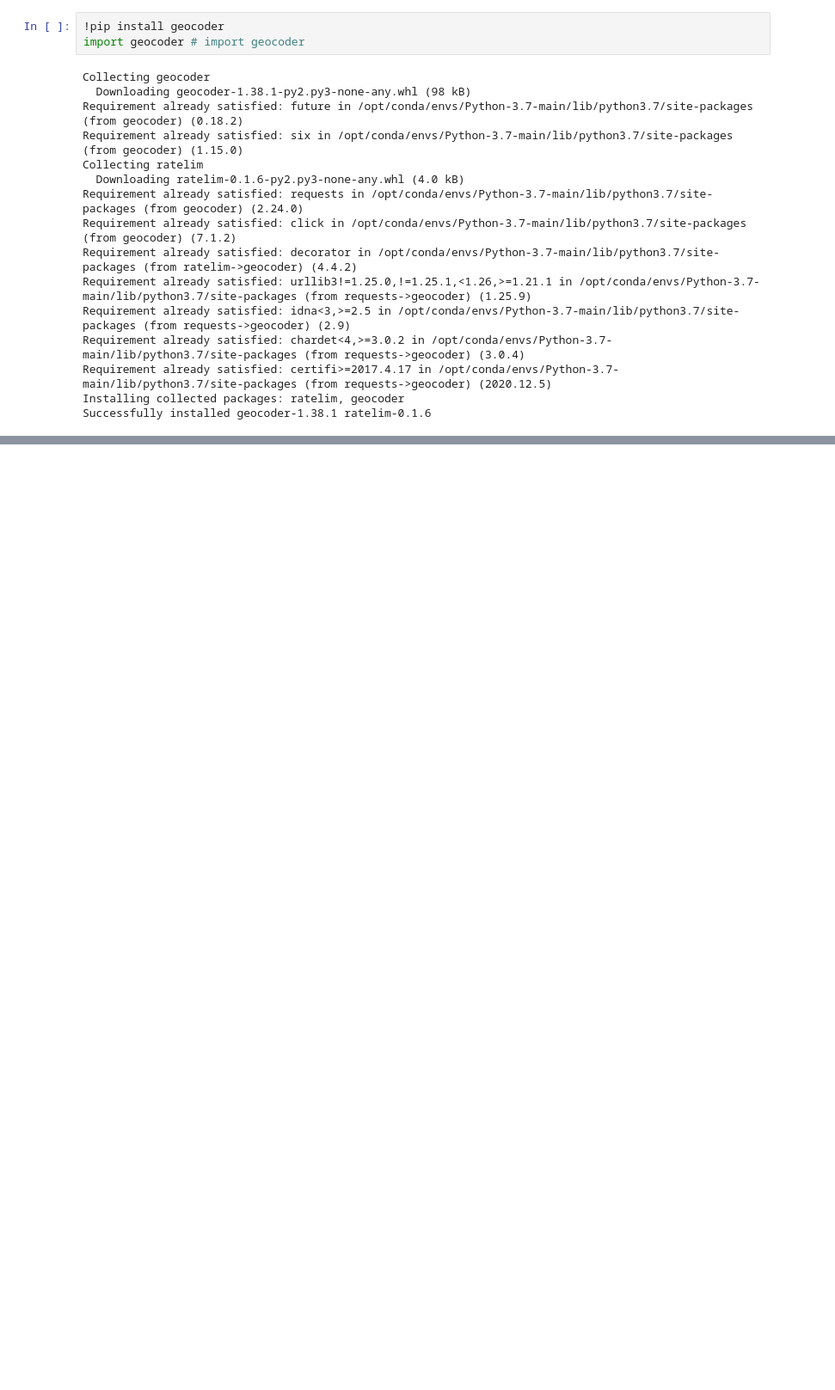
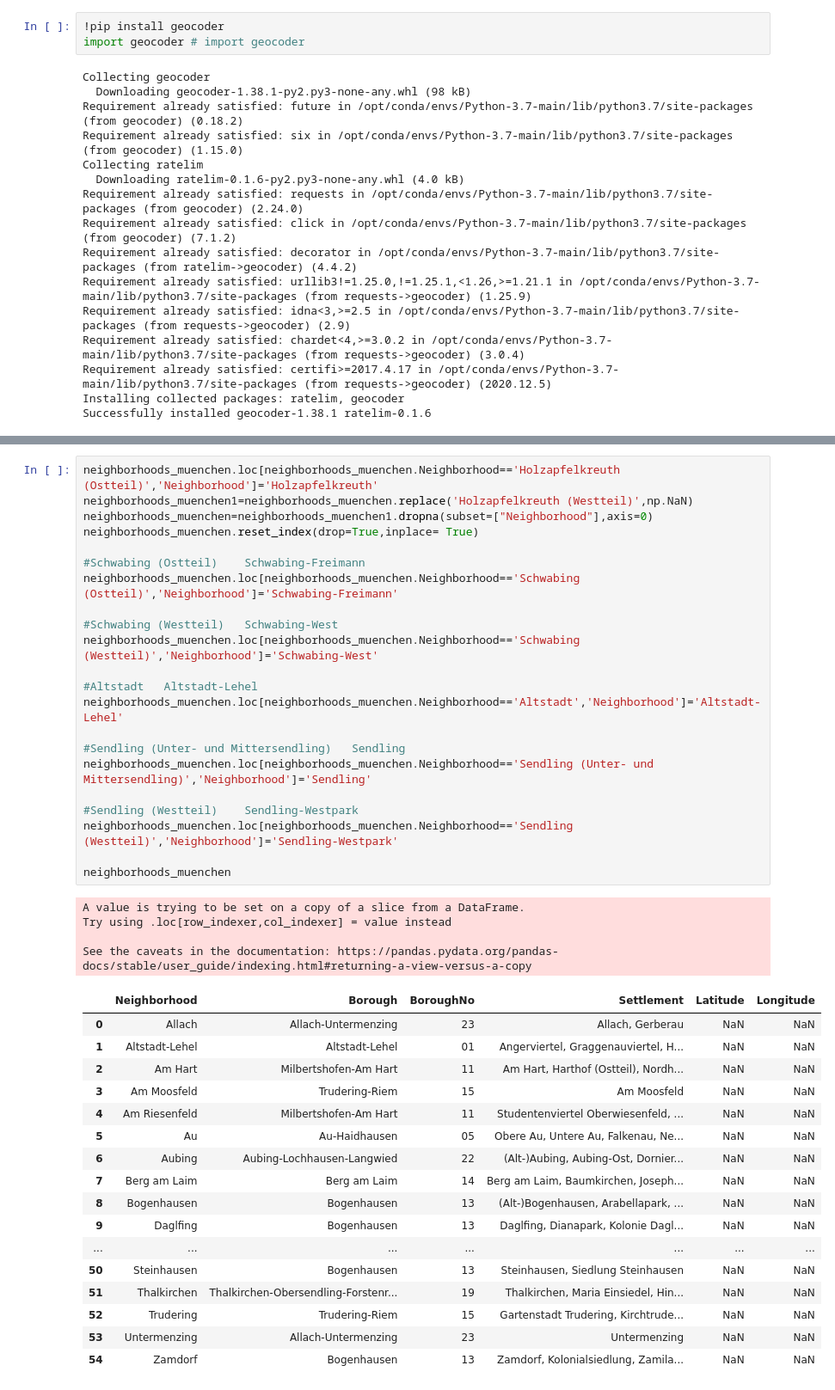
Before and after one commit to lotramo/Coursera_Capstone, a Jupyter notebook: DataScience_Supermarket.ipynb, the cells around one changed output, grey strips where cells are left out. Shown: that part at 86% size. Cells and saved outputs as stored; diff of their text form; blank space fills up the shorter version.

```diff
--- a/DataScience_Supermarket.ipynb
+++ b/DataScience_Supermarket.ipynb
@@ -76,0 +97,44 @@ None
+# %%
+neighborhoods_muenchen.loc[neighborhoods_muenchen.Neighborhood=='Holzapfelkreuth (Ostteil)','Neighborhood']='Holzapfelkreuth'
+neighborhoods_muenchen1=neighborhoods_muenchen.replace('Holzapfelkreuth (Westteil)',np.NaN)
+neighborhoods_muenchen=neighborhoods_muenchen1.dropna(subset=["Neighborhood"],axis=0)
+neighborhoods_muenchen.reset_index(drop=True,inplace= True)
+
+#Schwabing (Ostteil) 	Schwabing-Freimann
+neighborhoods_muenchen.loc[neighborhoods_muenchen.Neighborhood=='Schwabing (Ostteil)','Neighborhood']='Schwabing-Freimann'
+
+#Schwabing (Westteil) 	Schwabing-West
+neighborhoods_muenchen.loc[neighborhoods_muenchen.Neighborhood=='Schwabing (Westteil)','Neighborhood']='Schwabing-West'
+
+#Altstadt 	Altstadt-Lehel
+neighborhoods_muenchen.loc[neighborhoods_muenchen.Neighborhood=='Altstadt','Neighborhood']='Altstadt-Lehel'
+
+#Sendling (Unter- und Mittersendling) 	Sendling
+neighborhoods_muenchen.loc[neighborhoods_muenchen.Neighborhood=='Sendling (Unter- und Mittersendling)','Neighborhood']='Sendling'
+
+#Sendling (Westteil) 	Sendling-Westpark
+neighborhoods_muenchen.loc[neighborhoods_muenchen.Neighborhood=='Sendling (Westteil)','Neighborhood']='Sendling-Westpark'
+
+neighborhoods_muenchen
+# %% [output]
+A value is trying to be set on a copy of a slice from a DataFrame.
+Try using .loc[row_indexer,col_indexer] = value instead
+
+See the caveats in the documentation: https://pandas.pydata.org/pandas-docs/stable/user_guide/indexing.html#returning-a-view-versus-a-copy
+|  | Neighborhood | Borough | BoroughNo | Settlement | Latitude | Longitude |
+| 0 | Allach | Allach-Untermenzing | 23 | Allach, Gerberau | NaN | NaN |
+| 1 | Altstadt-Lehel | Altstadt-Lehel | 01 | Angerviertel, Graggenauviertel, H... | NaN | NaN |
+| 2 | Am Hart | Milbertshofen-Am Hart | 11 | Am Hart, Harthof (Ostteil), Nordh... | NaN | NaN |
+| 3 | Am Moosfeld | Trudering-Riem | 15 | Am Moosfeld | NaN | NaN |
+| 4 | Am Riesenfeld | Milbertshofen-Am Hart | 11 | Studentenviertel Oberwiesenfeld, ... | NaN | NaN |
+| 5 | Au | Au-Haidhausen | 05 | Obere Au, Untere Au, Falkenau, Ne... | NaN | NaN |
+| 6 | Aubing | Aubing-Lochhausen-Langwied | 22 | (Alt-)Aubing, Aubing-Ost, Dornier... | NaN | NaN |
+| 7 | Berg am Laim | Berg am Laim | 14 | Berg am Laim, Baumkirchen, Joseph... | NaN | NaN |
+| 8 | Bogenhausen | Bogenhausen | 13 | (Alt-)Bogenhausen, Arabellapark, ... | NaN | NaN |
+| 9 | Daglfing | Bogenhausen | 13 | Daglfing, Dianapark, Kolonie Dagl... | NaN | NaN |
+| ... | ... | ... | ... | ... | ... | ... |
+| 50 | Steinhausen | Bogenhausen | 13 | Steinhausen, Siedlung Steinhausen | NaN | NaN |
+| 51 | Thalkirchen | Thalkirchen-Obersendling-Forstenr... | 19 | Thalkirchen, Maria Einsiedel, Hin... | NaN | NaN |
+| 52 | Trudering | Trudering-Riem | 15 | Gartenstadt Trudering, Kirchtrude... | NaN | NaN |
+| 53 | Untermenzing | Allach-Untermenzing | 23 | Untermenzing | NaN | NaN |
+| 54 | Zamdorf | Bogenhausen | 13 | Zamdorf, Kolonialsiedlung, Zamila... | NaN | NaN |
```
Also changed, not shown: parts of 8 cells of this notebook.
